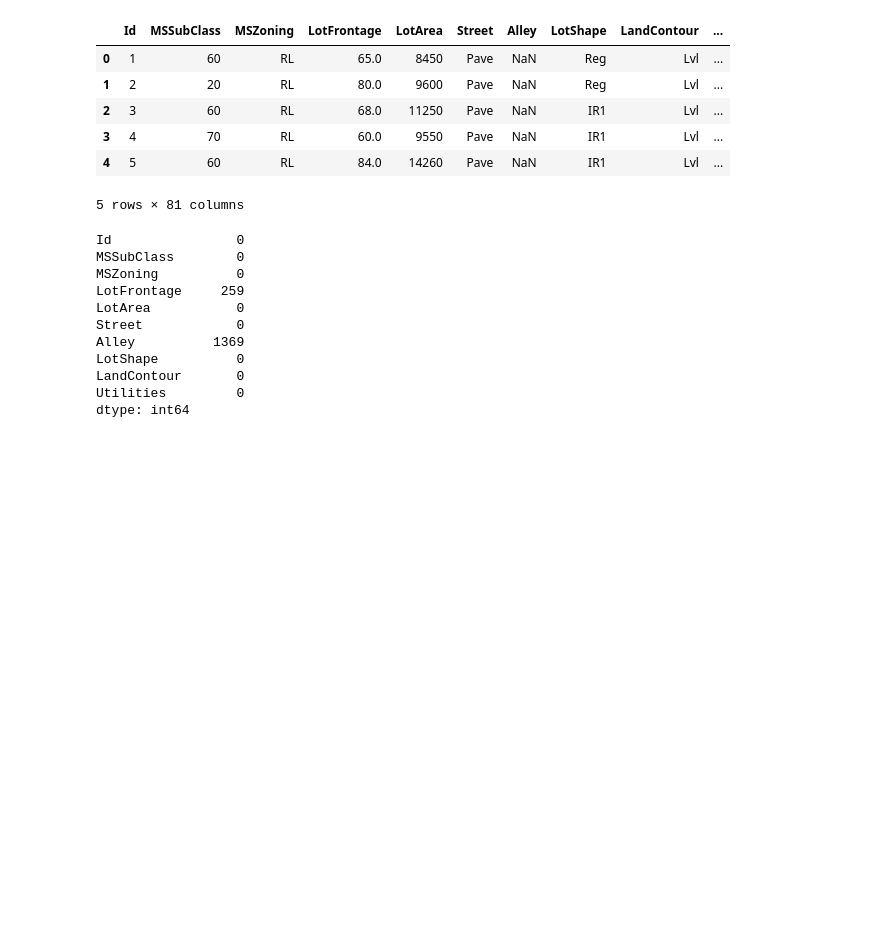
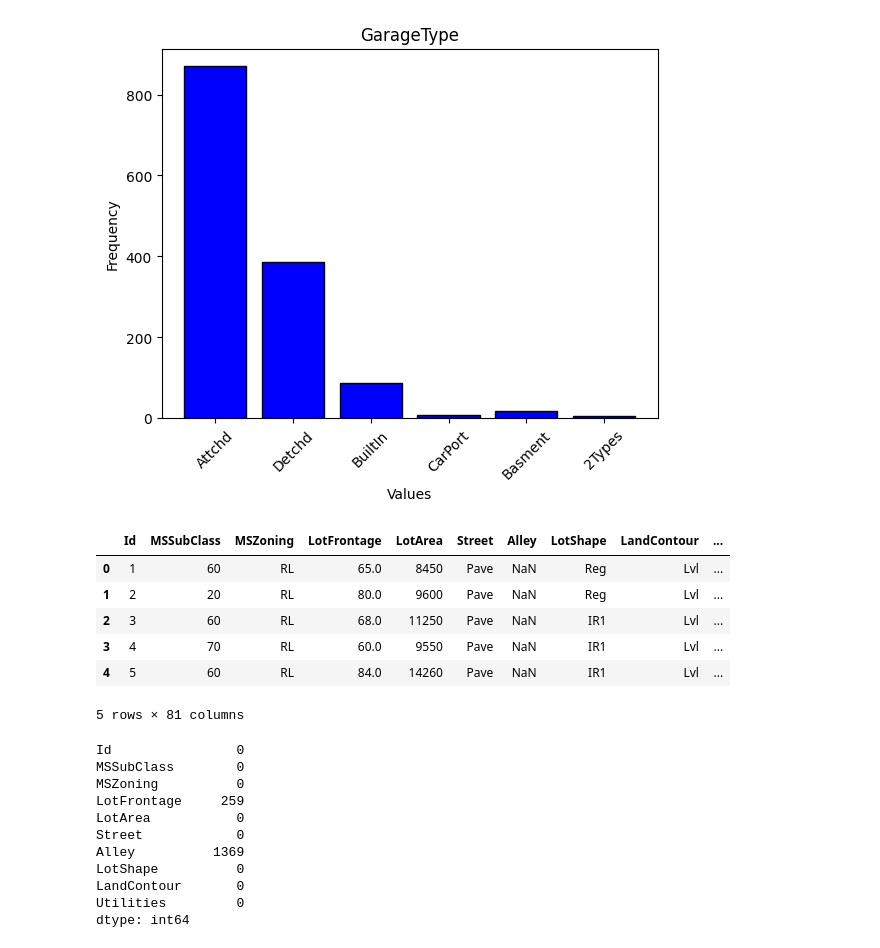
Before and after one commit to JiwonJJeong/CT-applied-machine-learning, a Jupyter notebook: hw-1/kaggle_tutorial.ipynb, the cells around one changed output. Saved outputs shown, nothing was run; the diff lists cells and outputs as text; code cells hidden in the pictures; blank space fills up the shorter version.

```diff
--- a/hw-1/kaggle_tutorial.ipynb
+++ b/hw-1/kaggle_tutorial.ipynb
@@ -1,3 +11,11 @@
+# %%
+# Visualize a categorical feature (GarageType)
+# Other examples of categorical: CentralAir, HeatingQC
+import housing_prices
+
+housing_prices.plot_distribution_of_categorical("GarageType")
+# %% [output]
+[figure, added]
 # %%
 # Section 1: Dealing with missing values
 # %%
```
Also changed, not shown: parts of 21 cells of this notebook, 3 other files.
